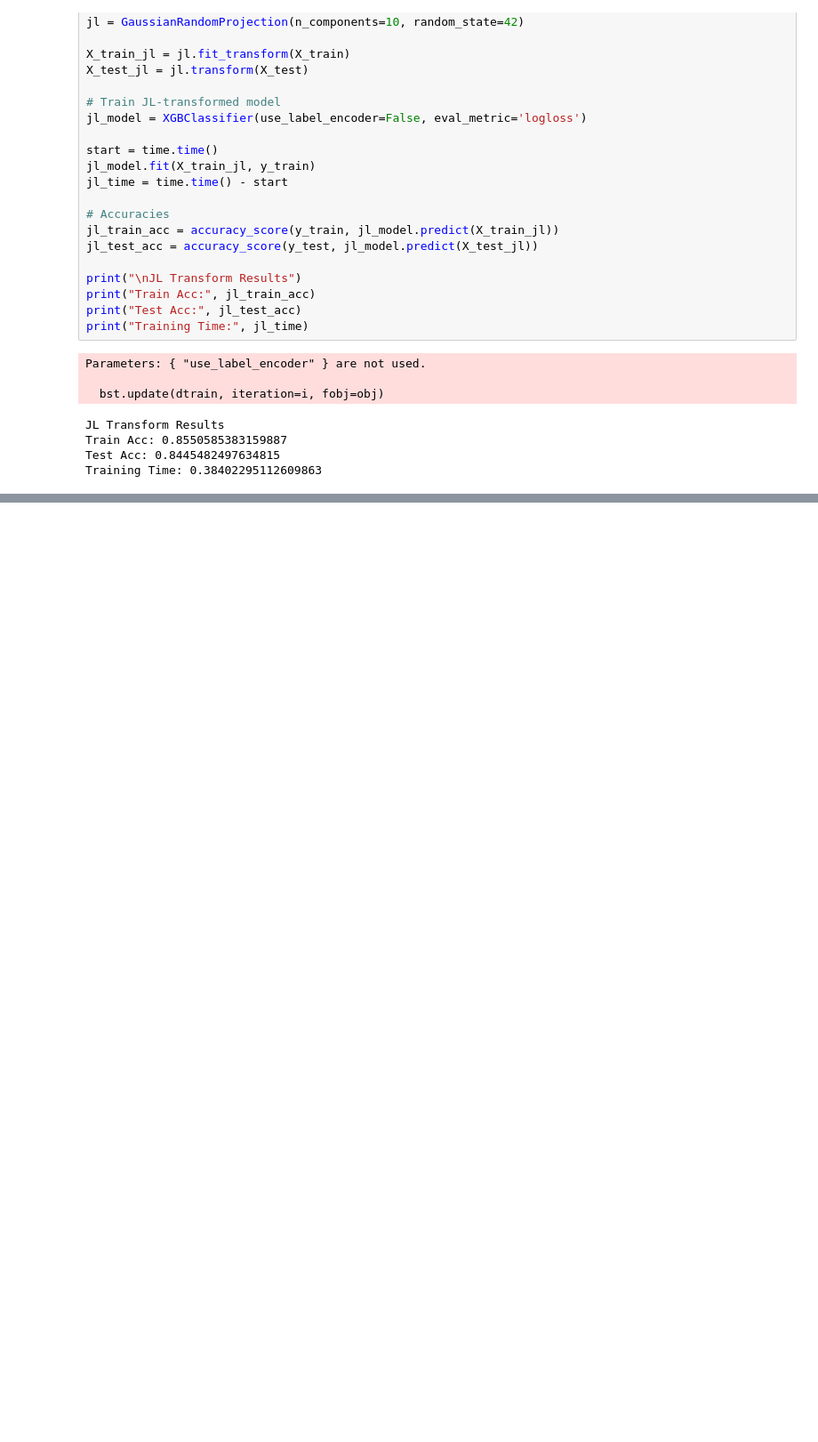
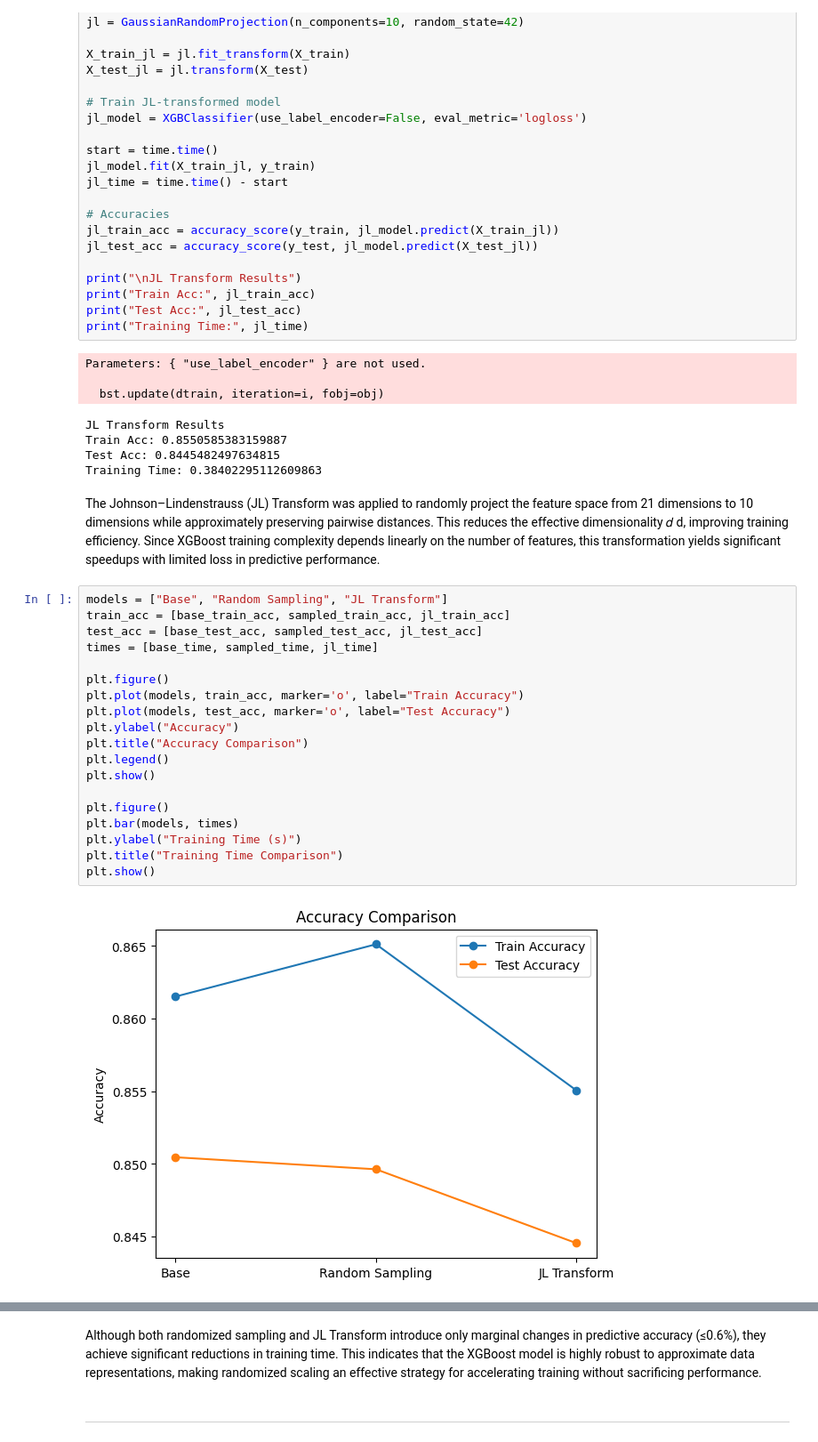
Before and after one commit to Muthuraj-Vairamuthu/Mind-Metrics, a Jupyter notebook: Scaling_Technique.ipynb, the cells around one changed output, grey strips where cells are left out. Shown: that part at 89% size. Saved outputs shown, nothing was run; the diff lists cells and outputs as text; blank space fills up the shorter version.

```diff
--- a/Scaling_Technique.ipynb
+++ b/Scaling_Technique.ipynb
@@ -130,3 +130,28 @@ JL Transform Results
 Train Acc: 0.8550585383159887
 Test Acc: 0.8445482497634815
 Training Time: 0.38402295112609863
+# %% [markdown]
+The Johnson–Lindenstrauss (JL) Transform was applied to randomly project the feature space from 21 dimensions to 10 dimensions while approximately preserving pairwise distances. This reduces the effective dimensionality
+𝑑
+d, improving training efficiency. Since XGBoost training complexity depends linearly on the number of features, this transformation yields significant speedups with limited loss in predictive performance.
+# %%
+models = ["Base", "Random Sampling", "JL Transform"]
+train_acc = [base_train_acc, sampled_train_acc, jl_train_acc]
+test_acc = [base_test_acc, sampled_test_acc, jl_test_acc]
+times = [base_time, sampled_time, jl_time]
+
+plt.figure()
+plt.plot(models, train_acc, marker='o', label="Train Accuracy")
+plt.plot(models, test_acc, marker='o', label="Test Accuracy")
+plt.ylabel("Accuracy")
+plt.title("Accuracy Comparison")
+plt.legend()
+plt.show()
+
+plt.figure()
+plt.bar(models, times)
+plt.ylabel("Training Time (s)")
+plt.title("Training Time Comparison")
+plt.show()
+# %% [output]
+[figure, added]
@@ -132,0 +159,4 @@ Training Time: 0.38402295112609863
+# %% [markdown]
+Although both randomized sampling and JL Transform introduce only marginal changes in predictive accuracy (≤0.6%), they achieve significant reductions in training time. This indicates that the XGBoost model is highly robust to approximate data representations, making randomized scaling an effective strategy for accelerating training without sacrificing performance.
+# %% [markdown]
+----
```
Also changed, not shown: parts of 2 cells of this notebook.
